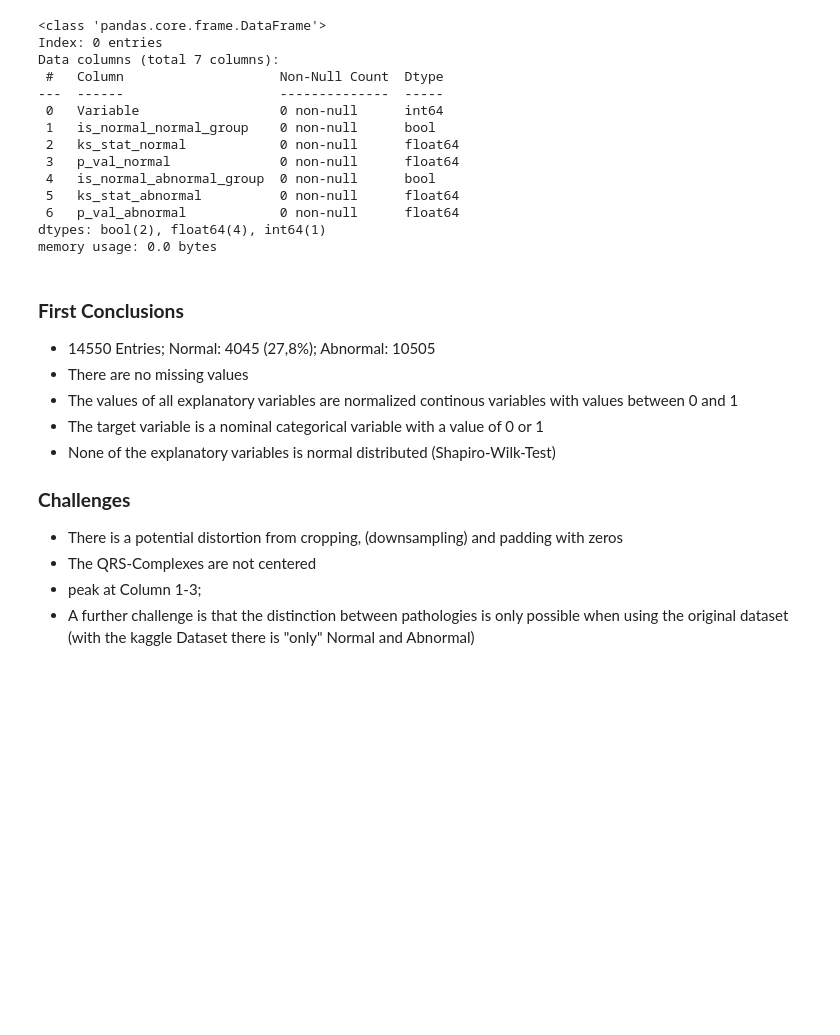
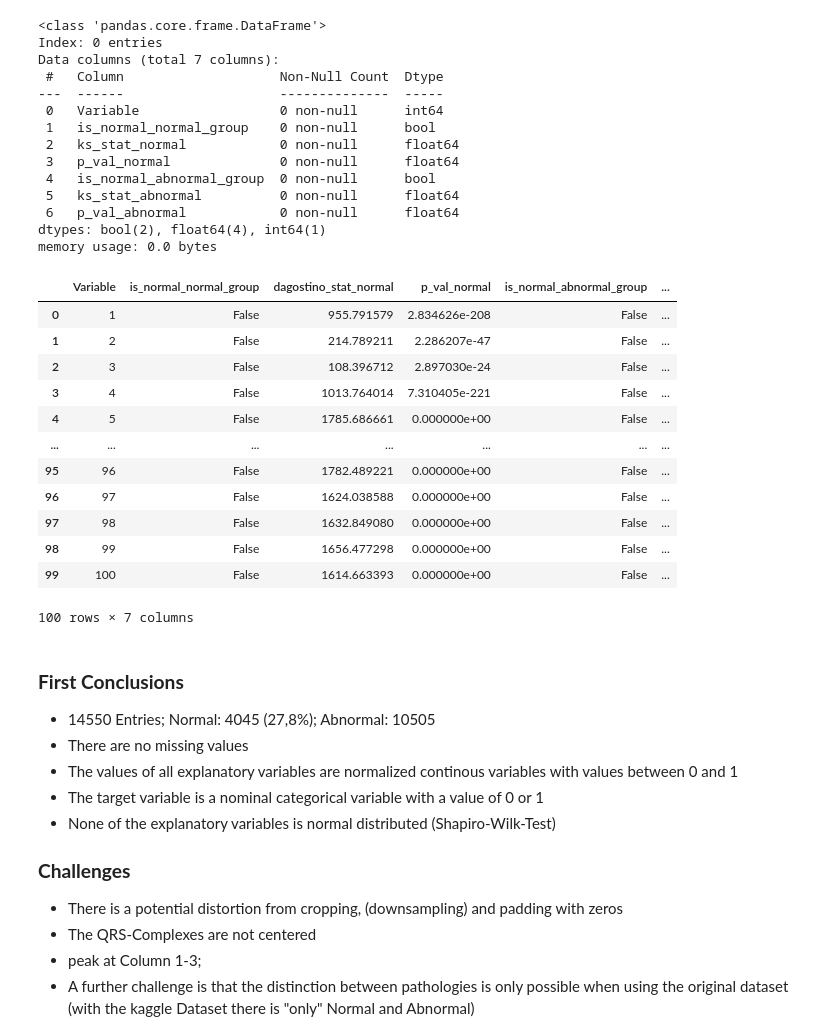
Before and after one commit to tubetraveller/heartbeat_dst, a Jupyter notebook: ptbdb_exploration_notebook.ipynb, the cells around one changed output. Cells and saved outputs as stored; diff of their text form; code cells hidden in the pictures; blank space fills up the shorter version.

```diff
--- a/ptbdb_exploration_notebook.ipynb
+++ b/ptbdb_exploration_notebook.ipynb
@@ -278,6 +280,55 @@ Data columns (total 7 columns):
  6   p_val_abnormal            0 non-null      float64
 dtypes: bool(2), float64(4), int64(1)
 memory usage: 0.0 bytes
+# %%
+# Test for normal distribution with D'Agostino and Pearson's Normality Test
+
+from scipy.stats import normaltest
+
+def check_normality(data, alpha=0.05):
+    stat, p = normaltest(data)
+    return p > alpha, stat, p
+
+normality_results = []
+for column in X.columns:
+    is_normal_normal_group, stat_normal, p_normal = check_normality(normal[column])
+    is_normal_abnormal_group, stat_abnormal, p_abnormal = check_normality(abnormal[column])
+    normality_results.append({
+        'Variable': column,
+        'is_normal_normal_group': is_normal_normal_group,
+        'dagostino_stat_normal': stat_normal,
+        'p_val_normal': p_normal,
+        'is_normal_abnormal_group': is_normal_abnormal_group,
+        'dagostino_stat_abnormal': stat_abnormal,
+        'p_val_abnormal': p_abnormal
+    })
+
+results_df = pd.DataFrame(normality_results)
+
+# Sort results if needed:
+# sorted_results_df = results_df.sort_values(by='p_val_normal')
+
+# Data filtering to identify variables:
+filtered_results_df = results_df[
+    (results_df['is_normal_normal_group'] == True) &
+    (results_df['is_normal_abnormal_group'] == True)]
+
+results_df.head(100)
+#filtered_results_df.info()
+# %% [output]
+|  | Variable | is_normal_normal_group | dagostino_stat_normal | p_val_normal | is_normal_abnormal_group | ... |
+| 0 | 1 | False | 955.791579 | 2.834626e-208 | False | ... |
+| 1 | 2 | False | 214.789211 | 2.286207e-47 | False | ... |
+| 2 | 3 | False | 108.396712 | 2.897030e-24 | False | ... |
+| 3 | 4 | False | 1013.764014 | 7.310405e-221 | False | ... |
+| 4 | 5 | False | 1785.686661 | 0.000000e+00 | False | ... |
+| ... | ... | ... | ... | ... | ... | ... |
+| 95 | 96 | False | 1782.489221 | 0.000000e+00 | False | ... |
+| 96 | 97 | False | 1624.038588 | 0.000000e+00 | False | ... |
+| 97 | 98 | False | 1632.849080 | 0.000000e+00 | False | ... |
+| 98 | 99 | False | 1656.477298 | 0.000000e+00 | False | ... |
+| 99 | 100 | False | 1614.663393 | 0.000000e+00 | False | ... |
+100 rows × 7 columns
 # %% [markdown]
 ### **First Conclusions**
 - 14550 Entries; Normal: 4045 (27,8%); Abnormal: 10505
```
Also changed, not shown: parts of 2 cells of this notebook.
